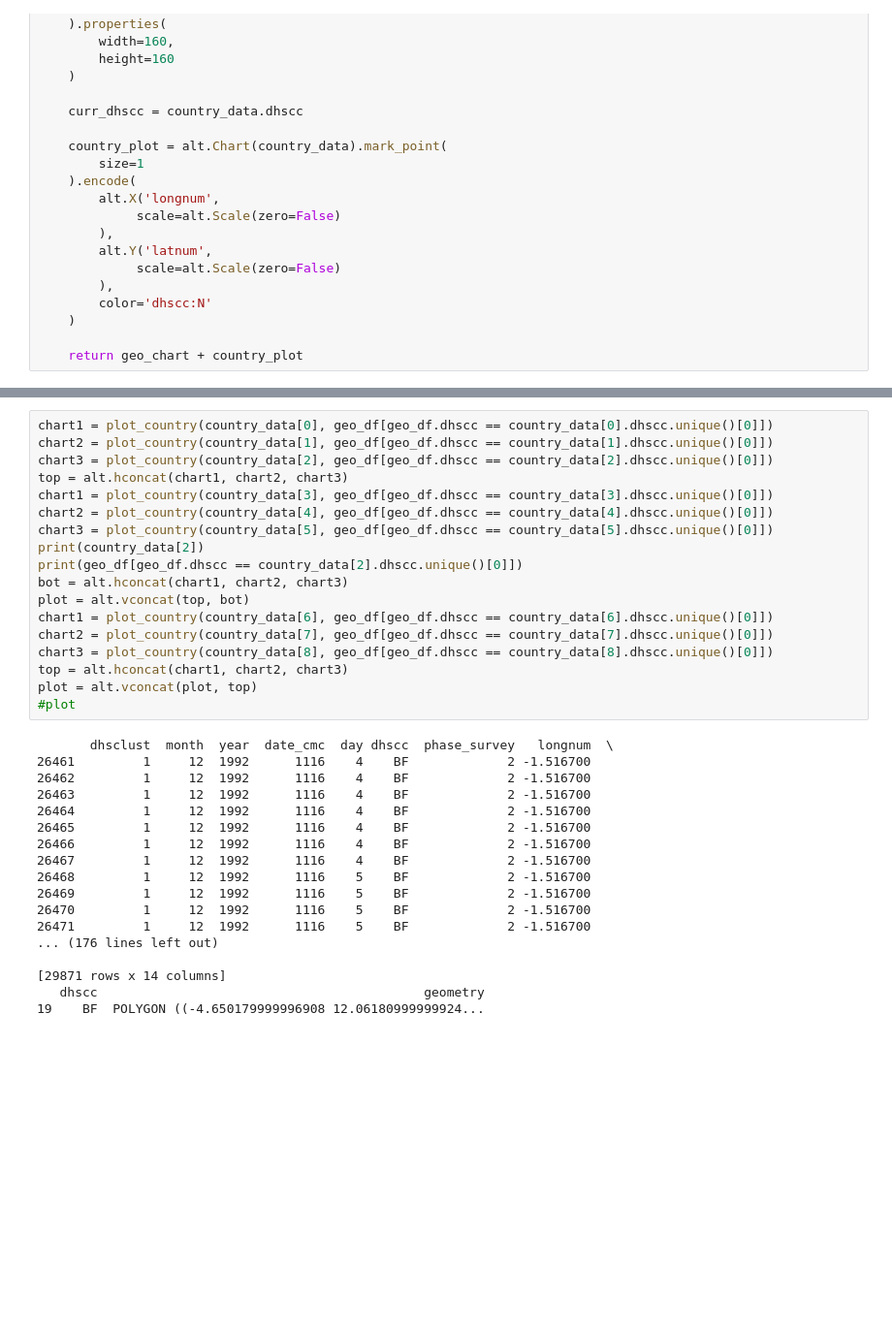
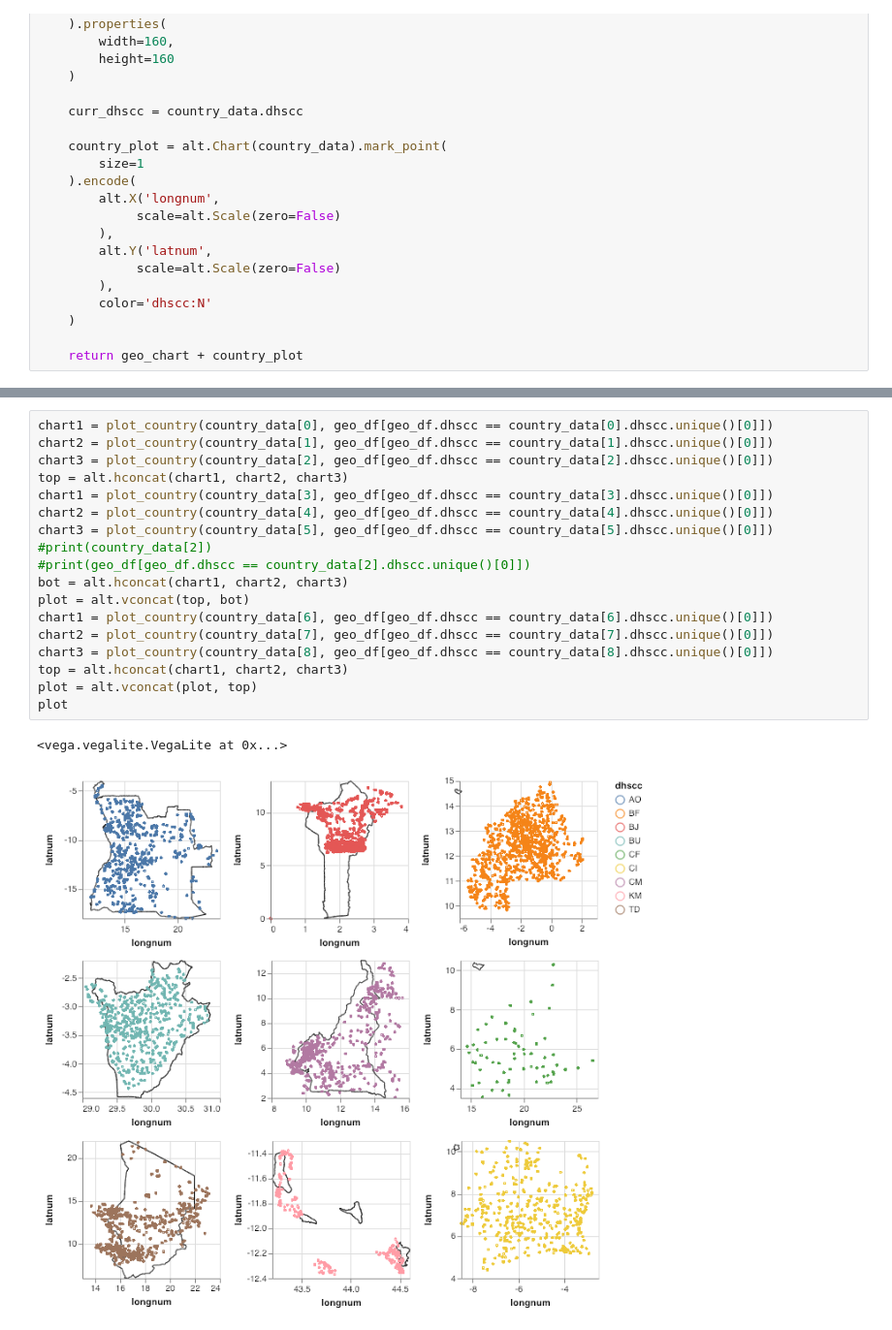
Before and after one commit to jesusjoaquin/waterfetch, a Jupyter notebook: viz_v2.ipynb, the cells around one changed output, grey strips where cells are left out. Shown at 97% size. Cells and saved outputs as stored; diff of their text form; blank space fills up the shorter version.

Commit message:
removed excess shapefile plot, and minor changes added to examine script

```diff
--- a/viz_v2.ipynb
+++ b/viz_v2.ipynb
@@ -59,36 +56,21 @@ plot_country(dhs_data, africa_df)
 # %%
 chart1 = plot_country(country_data[0], geo_df[geo_df.dhscc == country_data[0].dhscc.unique()[0]])
 chart2 = plot_country(country_data[1], geo_df[geo_df.dhscc == country_data[1].dhscc.unique()[0]])
 chart3 = plot_country(country_data[2], geo_df[geo_df.dhscc == country_data[2].dhscc.unique()[0]])
 top = alt.hconcat(chart1, chart2, chart3)
 chart1 = plot_country(country_data[3], geo_df[geo_df.dhscc == country_data[3].dhscc.unique()[0]])
 chart2 = plot_country(country_data[4], geo_df[geo_df.dhscc == country_data[4].dhscc.unique()[0]])
 chart3 = plot_country(country_data[5], geo_df[geo_df.dhscc == country_data[5].dhscc.unique()[0]])
-print(country_data[2])
-print(geo_df[geo_df.dhscc == country_data[2].dhscc.unique()[0]])
+#print(country_data[2])
+#print(geo_df[geo_df.dhscc == country_data[2].dhscc.unique()[0]])
 bot = alt.hconcat(chart1, chart2, chart3)
 plot = alt.vconcat(top, bot)
 chart1 = plot_country(country_data[6], geo_df[geo_df.dhscc == country_data[6].dhscc.unique()[0]])
 chart2 = plot_country(country_data[7], geo_df[geo_df.dhscc == country_data[7].dhscc.unique()[0]])
 chart3 = plot_country(country_data[8], geo_df[geo_df.dhscc == country_data[8].dhscc.unique()[0]])
 top = alt.hconcat(chart1, chart2, chart3)
 plot = alt.vconcat(plot, top)
-#plot
+plot
 # %% [output]
-       dhsclust  month  year  date_cmc  day dhscc  phase_survey   longnum  \
-26461         1     12  1992      1116    4    BF             2 -1.516700
-26462         1     12  1992      1116    4    BF             2 -1.516700
-26463         1     12  1992      1116    4    BF             2 -1.516700
-26464         1     12  1992      1116    4    BF             2 -1.516700
-26465         1     12  1992      1116    4    BF             2 -1.516700
-26466         1     12  1992      1116    4    BF             2 -1.516700
-26467         1     12  1992      1116    4    BF             2 -1.516700
-26468         1     12  1992      1116    5    BF             2 -1.516700
-26469         1     12  1992      1116    5    BF             2 -1.516700
-26470         1     12  1992      1116    5    BF             2 -1.516700
-26471         1     12  1992      1116    5    BF             2 -1.516700
-... (176 lines left out)
-
-[29871 rows x 14 columns]
-   dhscc                                           geometry
-19    BF  POLYGON ((-4.650179999996908 12.06180999999924...
+<vega.vegalite.VegaLite at 0x...>
+[figure, added]
```
Also changed, not shown: parts of 1 cell of this notebook, 1 other file.
